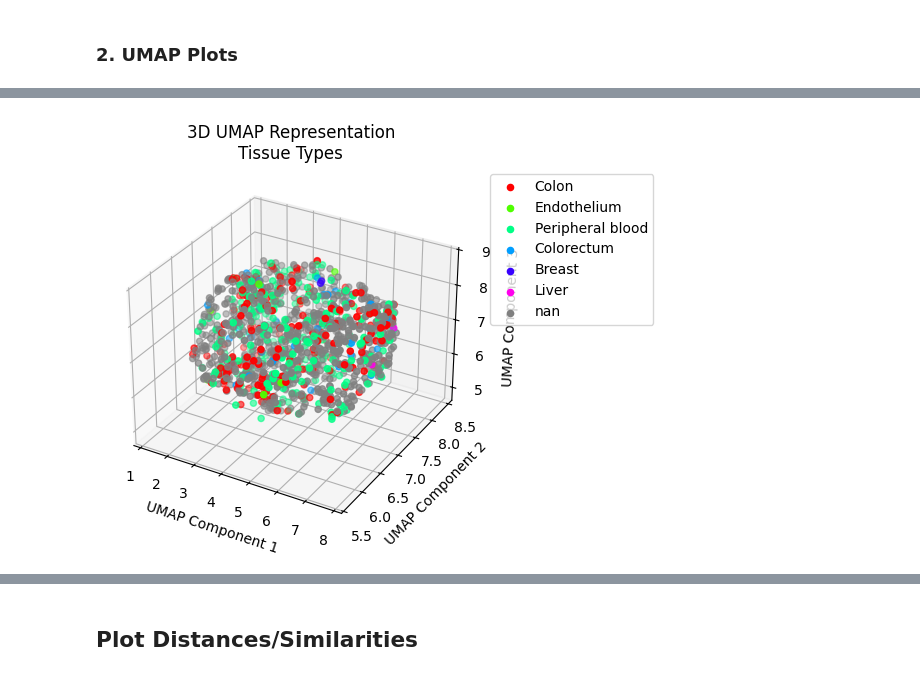
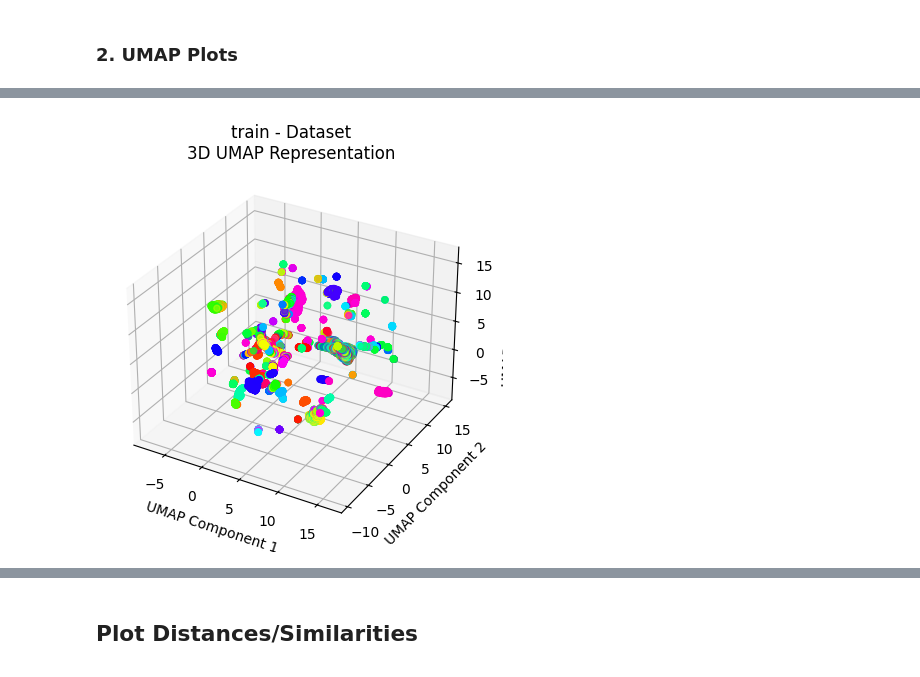
Before and after one commit to 00dylan00/scGPT_playground, a Jupyter notebook: notebooks/evaluate_fine_tuned_embeddings.ipynb, the cells around one changed output, grey strips where cells are left out. Drawn from its saved outputs; the diff is of its cells as text; code cells hidden in the pictures.

Commit message:
updateres

```diff
--- a/notebooks/evaluate_fine_tuned_embeddings.ipynb
+++ b/notebooks/evaluate_fine_tuned_embeddings.ipynb
@@ -14,12 +14,19 @@ import anndata as ad
 import logging
 from typing import *
 import pickle
+import matplotlib.pyplot as plt
+import seaborn as sns
+from sklearn.metrics import roc_auc_score, roc_curve, auc, precision_recall_curve, average_precision_score
+from sklearn.metrics import confusion_matrix, classification_report
 
 logging.basicConfig(level=logging.INFO)
 
 # variables
-run_dir = os.path.join("..", "outputs", "run-24-09-12-02")
+run_dir = os.path.join("..", "outputs", "run-24-09-24-02")
+output_dir = os.path.join(run_dir, "outputs")
 
+if not os.path.exists(output_dir):
+    os.makedirs(output_dir)
 
 # functions
 
@@ -426,5 +532,6 @@ from mpl_toolkits.mplot3d import Axes3D
 
 # Perform UMAP with 3 components
 umap_model = umap.UMAP(n_components=3)
-umap_embedding = umap_model.fit_transform(scgpt_emb_train)
+umap_embeddings_test = umap_model.fit_transform(scgpt_emb_test)
+umap_embeddings_train = umap_model.fit_transform(scgpt_emb_train)
 # %%
@@ -511,45 +733,57 @@ Text(0.5, 0.92, '3D UMAP Representation\nDisease Types')
 # %%
-labels = adata_test.obs["tissue"].to_list()
+for data_type in ["train", "test"]:
+    if data_type == "train":
+        adata = adata_train
+        embeddings = umap_embeddings_train
+    else:
+        adata = adata_test
+        embeddings = umap_embeddings_test
 
-unique_labels = list(set(labels))
+    labels = adata.obs["dataset"].to_list()
 
-# Get a color map
-cmap = plt.get_cmap("hsv")
+    unique_labels = list(set(labels))
 
-# Generate a unique color for each unique label
-colors = [cmap(i / len(unique_labels)) for i in range(len(unique_labels))]
+    # Get a color map
+    cmap = plt.get_cmap("hsv")
 
-# Create a mapping from unique labels to colors
-label_color_map = {
-    label: color for label, color in zip(unique_labels, colors) if str(label) != "nan"
-}
-label_color_map.update({"nan": (0.5, 0.5, 0.5, 1.0)})
+    # Generate a unique color for each unique label
+    colors = [cmap(i / len(unique_labels)) for i in range(len(unique_labels))]
 
-# Map the labels to their corresponding colors
-assigned_colors = list()
-for label in labels:
-    assigned_colors.append(label_color_map[label])
+    # Create a mapping from unique labels to colors
+    label_color_map = {
+        label: color
+        for label, color in zip(unique_labels, colors)
+        if str(label) != "nan"
+    }
+    label_color_map.update({"nan": (0.5, 0.5, 0.5, 1.0)})
 
-# Create a 3D scatter plot
-fig = plt.figure()
-ax = fig.add_subplot(111, projection="3d")
+    # Map the labels to their corresponding colors
+    assigned_colors = list()
+    for label in labels:
+        assigned_colors.append(label_color_map[label])
 
-# Scatter plot with colors
-ax.scatter(
-    umap_embedding[:, 0], umap_embedding[:, 1], umap_embedding[:, 2], c=assigned_colors
-)
+    # Create a 3D scatter plot
+    fig = plt.figure()
+    ax = fig.add_subplot(111, projection="3d")
 
-# Adding legend
-for label in label_color_map:
-    ax.scatter([], [], [], c=label_color_map[label], label=label)
-ax.legend(loc="upper right", bbox_to_anchor=(1.5, 1))
+    # Scatter plot with colors
+    ax.scatter(embeddings[:, 0], embeddings[:, 1], embeddings[:, 2], c=assigned_colors)
 
-# Set labels
-ax.set_xlabel("UMAP Component 1")
-ax.set_ylabel("UMAP Component 2")
-ax.set_zlabel("UMAP Component 3")
-ax.set_title("3D UMAP Representation\nTissue Types")
+    # Adding legend
+    # for label in label_color_map:
+    #     ax.scatter([], [], [], c=label_color_map[label], label=label)
+    # ax.legend(loc="upper right", bbox_to_anchor=(1.5, 1))
 
-# Display the plot
-# plt.savefig("outputs/umap_3d.scgpt.tissue_types.png", dpi=300, bbox_inches="tight")
+    # Set labels
+    ax.set_xlabel("UMAP Component 1")
+    ax.set_ylabel("UMAP Component 2")
+    ax.set_zlabel("UMAP Component 3")
+    ax.set_title(f"{data_type} - Dataset\n3D UMAP Representation")
+
+    # Display the plot
+    plt.savefig(
+        os.path.join(output_dir, f"{data_type}.umap_3d.dataset.png"),
+        dpi=300,
+        bbox_inches="tight",
+    )
 # %% [output]
@@ -557 +790 @@ Text(0.5, 0.92, '3D UMAP Representation\nTissue Types')
-[figure, old version]
+[figure, new version]
```
Also changed, not shown: parts of 40 cells of this notebook, 13 other files.
